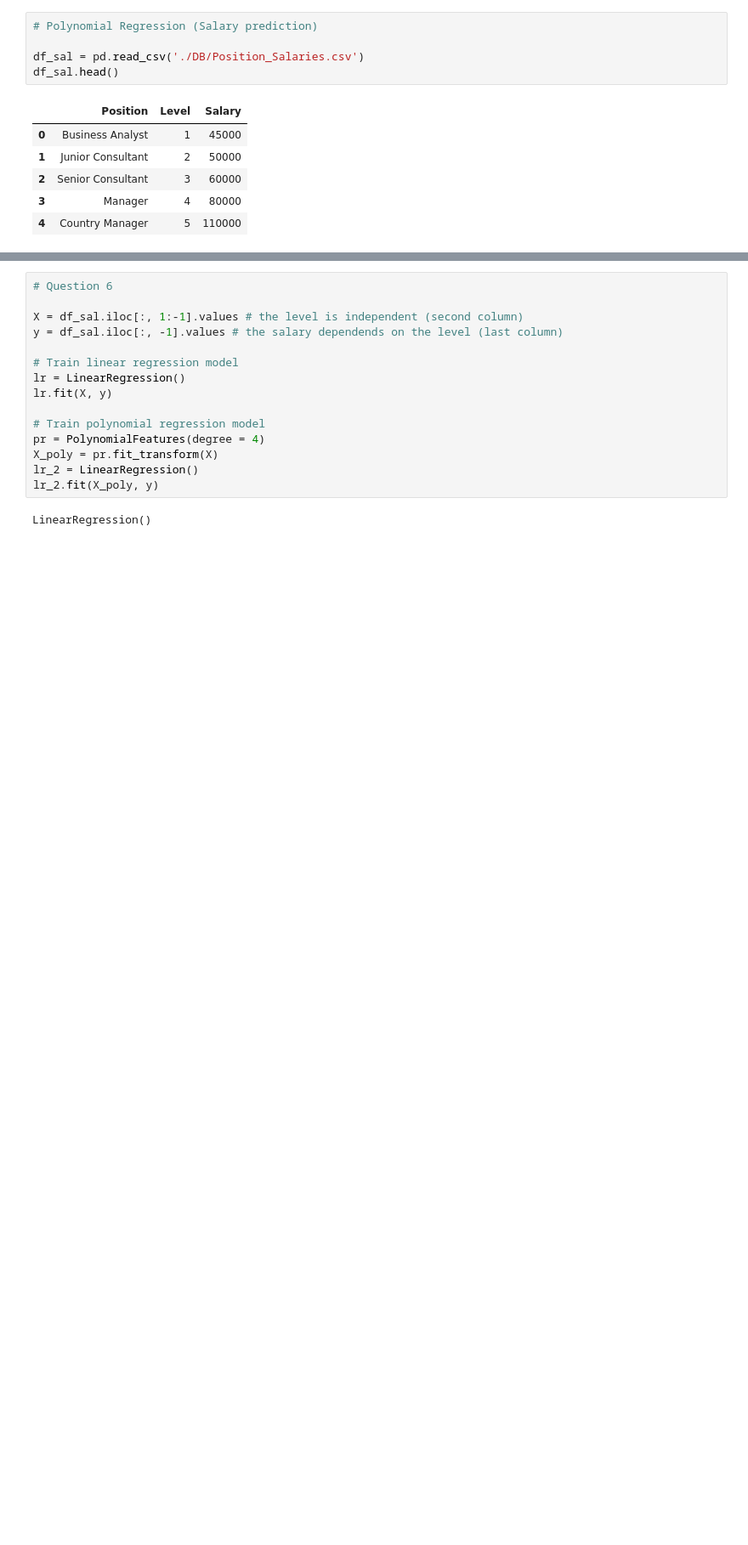
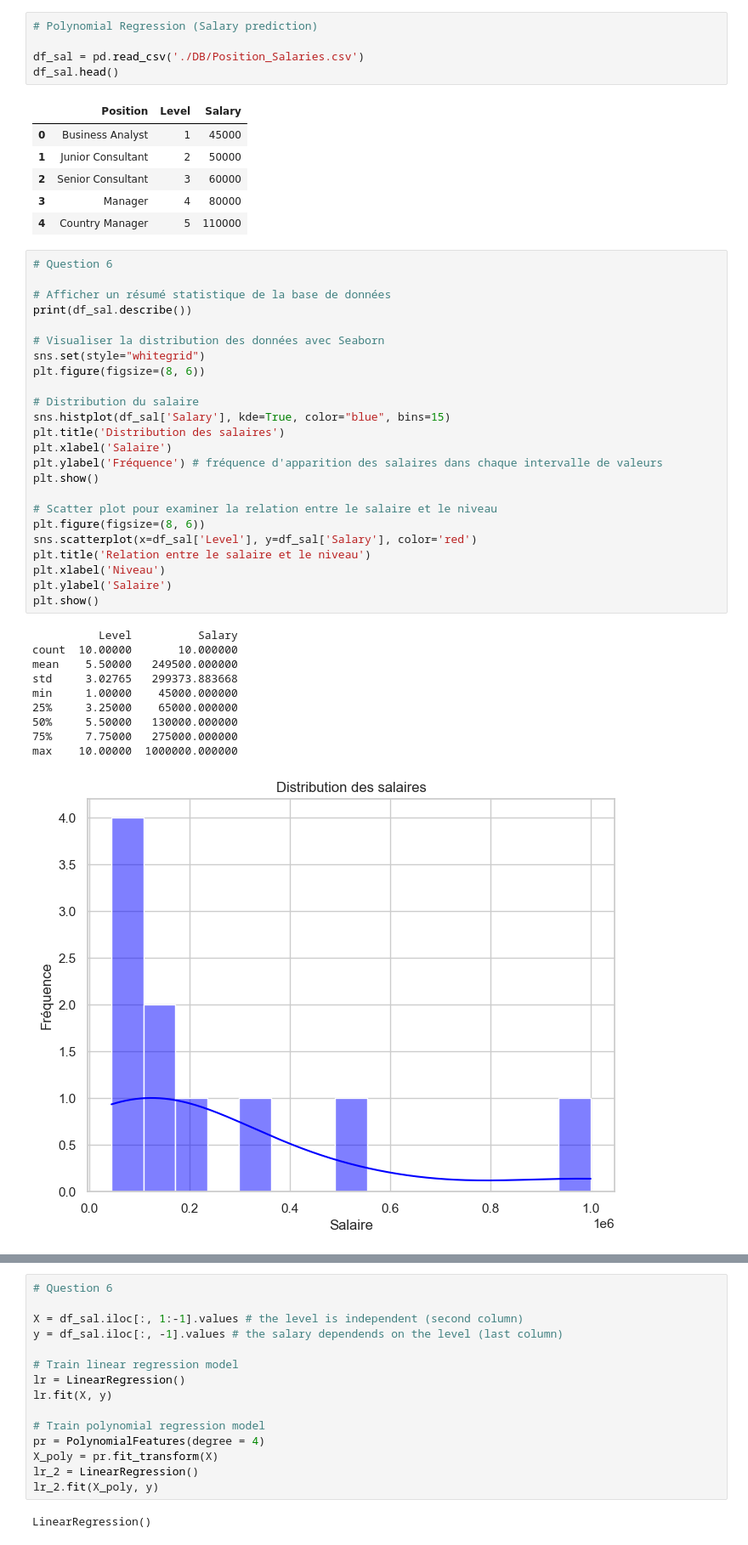
Before and after one commit to mo-hamedaziz/Machine-Learning-Labs, a Jupyter notebook: TP4/tp4.ipynb, the cells around one changed output, grey strips where cells are left out. Shown: that part at 85% size. Cells and saved outputs as stored; diff of their text form; blank space fills up the shorter version.

```diff
--- a/TP4/tp4.ipynb
+++ b/TP4/tp4.ipynb
@@ -378,3 +441,38 @@ df_sal.head()
 | 2 | Senior Consultant | 3 | 60000 |
 | 3 | Manager | 4 | 80000 |
 | 4 | Country Manager | 5 | 110000 |
+# %%
+# Question 6
+
+# Afficher un résumé statistique de la base de données
+print(df_sal.describe())
+
+# Visualiser la distribution des données avec Seaborn
+sns.set(style="whitegrid")
+plt.figure(figsize=(8, 6))
+
+# Distribution du salaire
+sns.histplot(df_sal['Salary'], kde=True, color="blue", bins=15)
+plt.title('Distribution des salaires')
+plt.xlabel('Salaire')
+plt.ylabel('Fréquence') # fréquence d'apparition des salaires dans chaque intervalle de valeurs
+plt.show()
+
+# Scatter plot pour examiner la relation entre le salaire et le niveau
+plt.figure(figsize=(8, 6))
+sns.scatterplot(x=df_sal['Level'], y=df_sal['Salary'], color='red')
+plt.title('Relation entre le salaire et le niveau')
+plt.xlabel('Niveau')
+plt.ylabel('Salaire')
+plt.show()
+# %% [output]
+          Level          Salary
+count  10.00000       10.000000
+mean    5.50000   249500.000000
+std     3.02765   299373.883668
+min     1.00000    45000.000000
+25%     3.25000    65000.000000
+50%     5.50000   130000.000000
+75%     7.75000   275000.000000
+max    10.00000  1000000.000000
+[figure, added]
```
Also changed, not shown: parts of 17 cells of this notebook.
